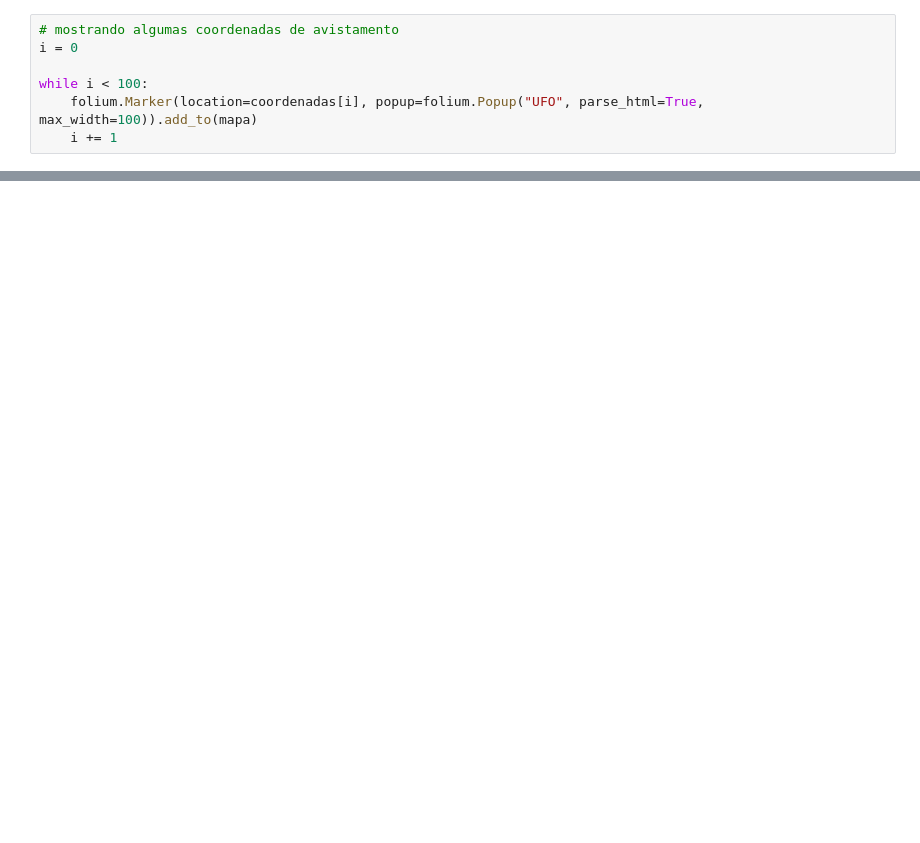
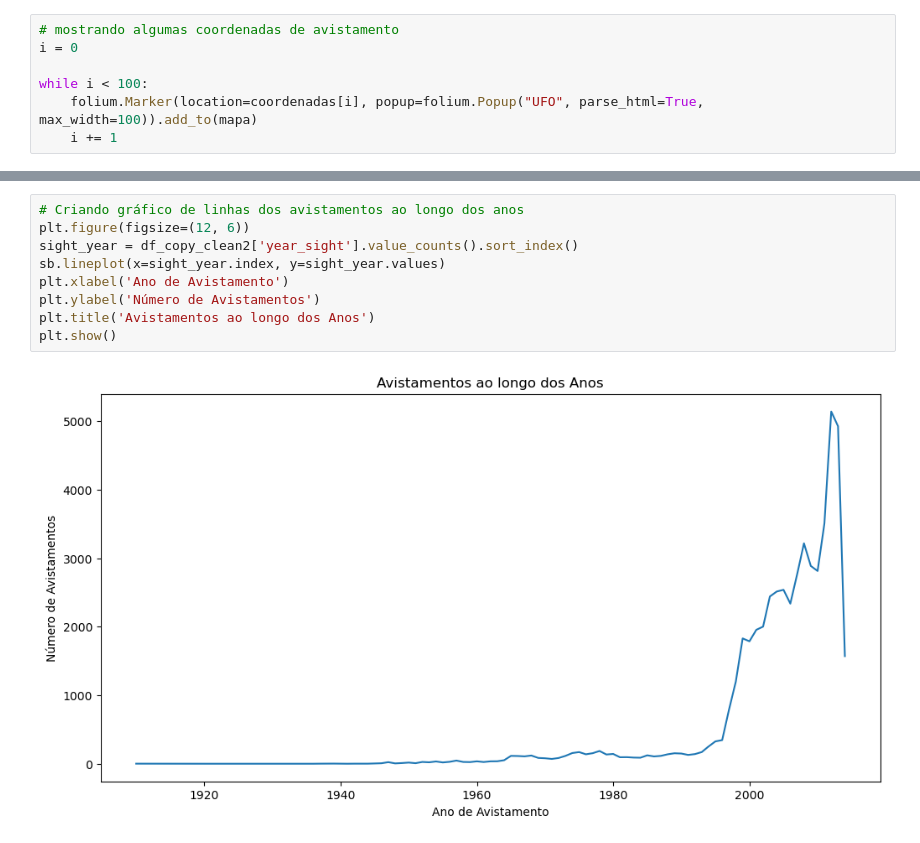
Before and after one commit to leandroautocontrole/Projeto1_ldl_LPAA, a Jupyter notebook: Projeto1_ldl_LPAA.ipynb, the cells around one changed output, grey strips where cells are left out. Cells and saved outputs as stored; diff of their text form; blank space fills up the shorter version.

```diff
--- a/Projeto1_ldl_LPAA.ipynb
+++ b/Projeto1_ldl_LPAA.ipynb
@@ -720,0 +699,11 @@ plt.show()
+# %%
+# Criando gráfico de linhas dos avistamentos ao longo dos anos
+plt.figure(figsize=(12, 6))
+sight_year = df_copy_clean2['year_sight'].value_counts().sort_index()
+sb.lineplot(x=sight_year.index, y=sight_year.values)
+plt.xlabel('Ano de Avistamento')
+plt.ylabel('Número de Avistamentos')
+plt.title('Avistamentos ao longo dos Anos')
+plt.show()
+# %% [output]
+[figure, added]
```
Also changed, not shown: parts of 26 cells of this notebook, 1 other file.
